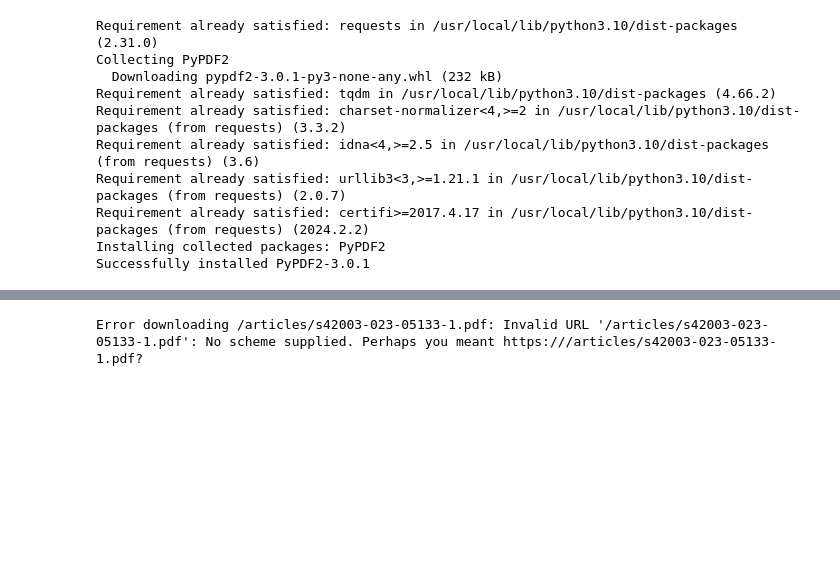
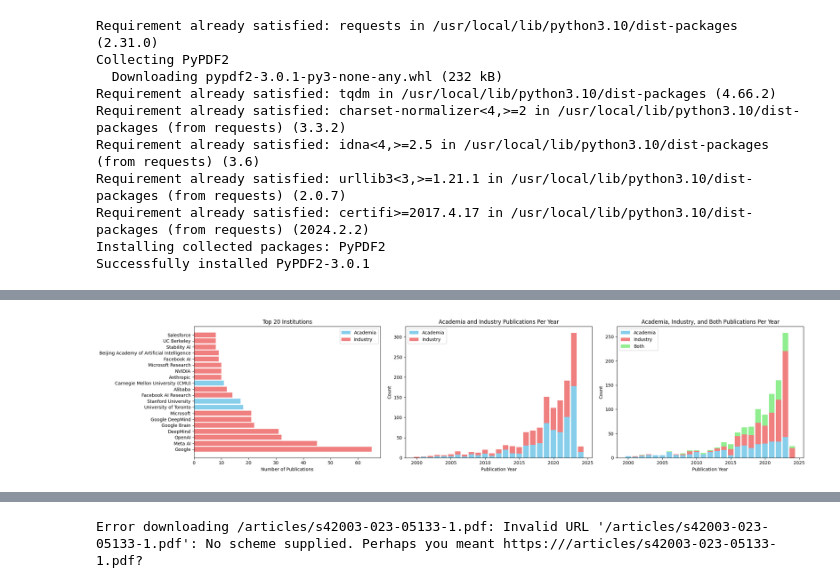
Before and after one commit to atrisovic/citation-study, a Jupyter notebook: Keyword_Extraction.ipynb, the cells around one changed output, grey strips where cells are left out. Saved outputs shown, nothing was run; the diff lists cells and outputs as text; code cells hidden in the pictures; blank space fills up the shorter version.

```diff
--- a/Keyword_Extraction.ipynb
+++ b/Keyword_Extraction.ipynb
@@ -139,0 +133,82 @@ Geography
+# %%
+import pandas as pd
+import matplotlib.pyplot as plt
+from collections import Counter
+
+import pandas as pd
+import matplotlib.pyplot as plt
+from collections import Counter
+
+import logging
+
+logging.getLogger('matplotlib.font_manager').disabled = True # gets rid of warning messages w fonts
+
+#times new roman free alternative font
+!sudo mv Tinos-Regular.ttf /usr/share/fonts/truetype/
+!sudo fc-cache -fv
+
+
+
+pcd_dataset = pd.read_csv("https://epochai.org/data/epochdb/all_systems.csv")
+
+pcd_dataset = pcd_dataset.dropna(subset=['Organization', 'Organization categorization'])
+
+pcd_dataset['Publication Year'] = pd.to_datetime(pcd_dataset['Publication date']).dt.year
+
+#  academia institutions
+academia_institutions = ['University of Montreal', 'Carnegie Mellon University (CMU)',
+                         'Massachusetts Institute of Technology (MIT)', 'University of Toronto',
+                         'Stanford University']
+
+pcd_dataset['Organization Type'] = pcd_dataset['Organization'].apply(lambda x: 'Academia' if x in academia_institutions else 'Industry')
+
+
+## can alter the year we cap it at here by replacing 2000
+pcd_dataset = pcd_dataset[pcd_dataset['Publication Year'] >= 2000]
+
+plt.rcParams['font.family'] = 'Tinos'
+
+fig, axs = plt.subplots(1, 3, figsize=(22, 5))
+
+top_20_institutions = pcd_dataset['Organization'].value_counts().head(20)
+
+# top 20 institutions
+
+colors = ['skyblue' if inst in academia_institutions else 'lightcoral' for inst in top_20_institutions.index]
+bars = axs[0].barh(top_20_institutions.index, top_20_institutions.values, color=colors)
+axs[0].set_xlabel('Number of Publications')
+axs[0].set_title('Top 20 Institutions')
+academia_bar = plt.Rectangle((0,0),1,1,fc='skyblue', edgecolor = 'none')
+industry_bar = plt.Rectangle((0,0),1,1,fc='lightcoral', edgecolor = 'none')
+axs[0].legend([academia_bar, industry_bar], ['Academia', 'Industry'])
+
+def count_categories(row):
+    categories = [cat.strip() for cat in row['Organization categorization'].split(',')]
+    return Counter(categories)
+
+category_counts = pcd_dataset.apply(count_categories, axis=1)
+category_counts_by_year = pd.DataFrame(list(category_counts)).fillna(0).groupby(pcd_dataset['Publication Year']).sum()
+
+axs[1].bar(category_counts_by_year.index, category_counts_by_year['Academia'], label='Academia', color='skyblue')
+axs[1].bar(category_counts_by_year.index, category_counts_by_year['Industry'], bottom=category_counts_by_year['Academia'], label='Industry', color='lightcoral')
+axs[1].set_xlabel('Publication Year')
+axs[1].set_ylabel('Count')
+axs[1].set_title('Academia and Industry Publications Per Year')
+axs[1].legend()
+
+# counts of Academia, Industry, and Both per year
+## I define both here: if string `academia' and string 'industry' is in cell it is both
+pcd_dataset['Categorization'] = pcd_dataset.apply(lambda row: 'Both' if 'Academia' in row['Organization categorization'] and 'Industry' in row['Organization categorization'] else 'Academia' if 'Academia' in row['Organization categorization'] else 'Industry', axis=1)
+categorization_counts_by_year = pcd_dataset.groupby('Publication Year')['Categorization'].value_counts().unstack(fill_value=0)
+
+axs[2].bar(categorization_counts_by_year.index, categorization_counts_by_year['Academia'], label='Academia', color='skyblue')
+axs[2].bar(categorization_counts_by_year.index, categorization_counts_by_year['Industry'], bottom=categorization_counts_by_year['Academia'], label='Industry', color='lightcoral')
+axs[2].bar(categorization_counts_by_year.index, categorization_counts_by_year['Both'], bottom=categorization_counts_by_year['Academia'] + categorization_counts_by_year['Industry'], label='Both', color='lightgreen')
+axs[2].set_xlabel('Publication Year')
+axs[2].set_ylabel('Count')
+axs[2].set_title('Academia, Industry, and Both Publications Per Year')
+axs[2].legend()
+
+plt.tight_layout()
+plt.show()
+# %% [output]
@@ -139,0 +230 @@ Geography
+[figure, added]
```
Also changed, not shown: parts of 45 cells of this notebook.
